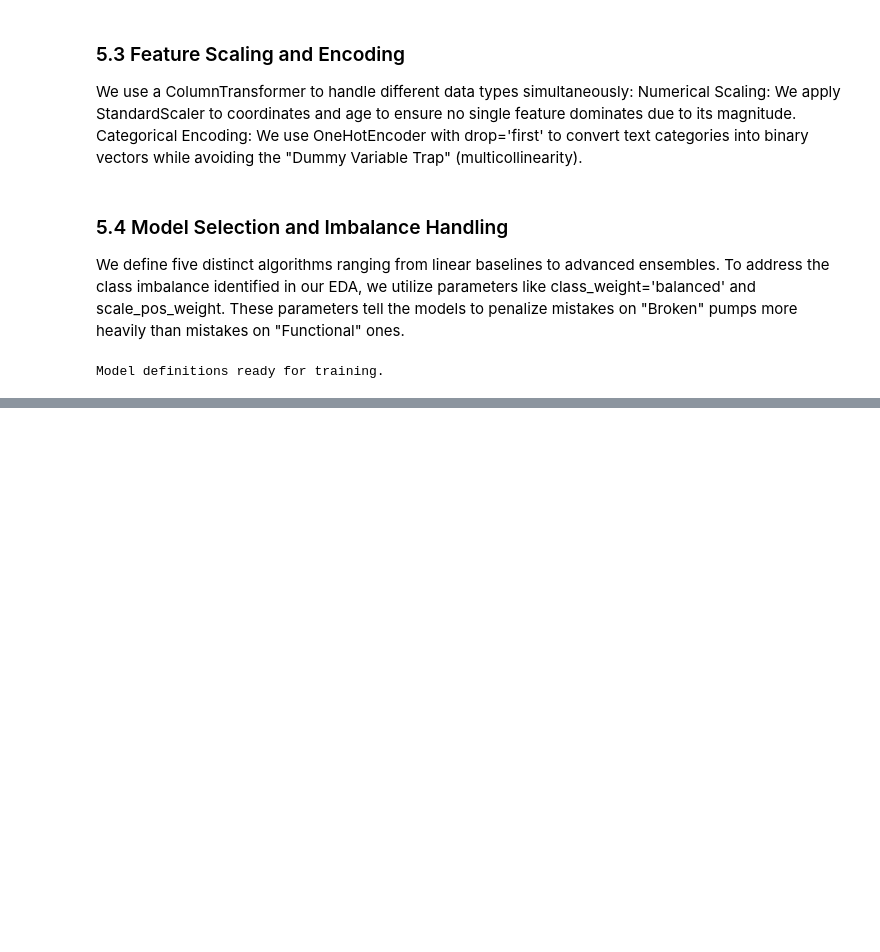
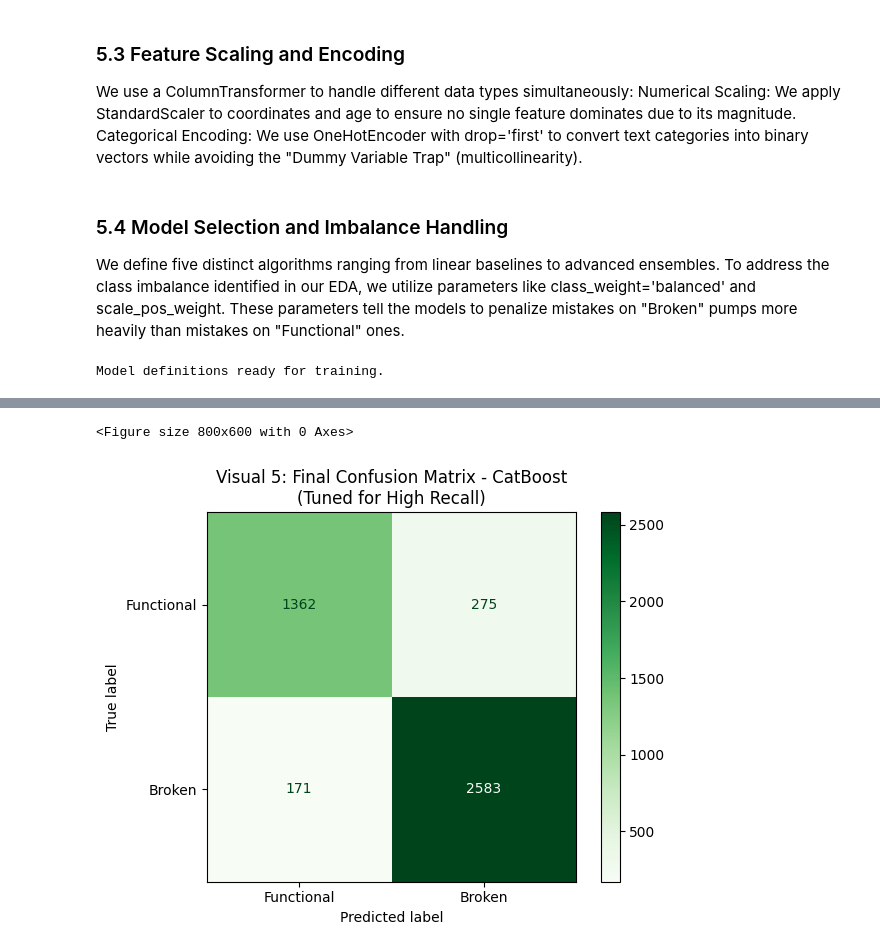
Before and after one commit to Abdull223/Maji-Metrics-2026, a Jupyter notebook: Maji-metrics.ipynb, the cells around one changed output, grey strips where cells are left out. Saved outputs shown, nothing was run; the diff lists cells and outputs as text; code cells hidden in the pictures; blank space fills up the shorter version.

```diff
--- a/Maji-metrics.ipynb
+++ b/Maji-metrics.ipynb
@@ -306,0 +455,14 @@ Model definitions ready for training.
+# %%
+# Confusion Matrix (Business Impact)
+# Applying our 0.2 threshold to the best model
+y_pred_final = (y_proba_best >= 0.2).astype(int)
+cm = confusion_matrix(y_test, y_pred_final)
+
+plt.figure(figsize=(8, 6))
+disp = ConfusionMatrixDisplay(confusion_matrix=cm, display_labels=['Functional', 'Broken'])
+disp.plot(cmap='Greens', values_format='d')
+plt.title(f'Visual 5: Final Confusion Matrix - {best_model_name}\n(Tuned for High Recall)')
+plt.show()
+# %% [output]
+<Figure size 800x600 with 0 Axes>
+[figure, added]
```
Also changed, not shown: parts of 9 cells of this notebook.
